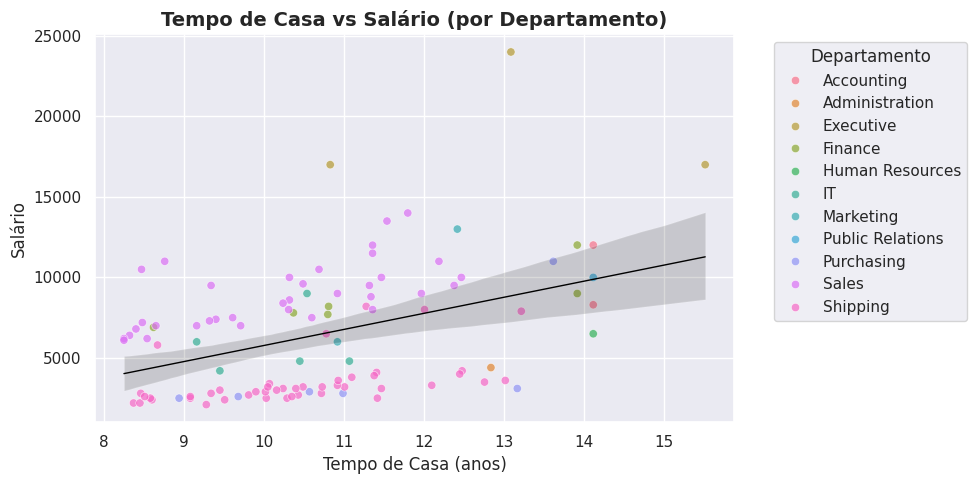
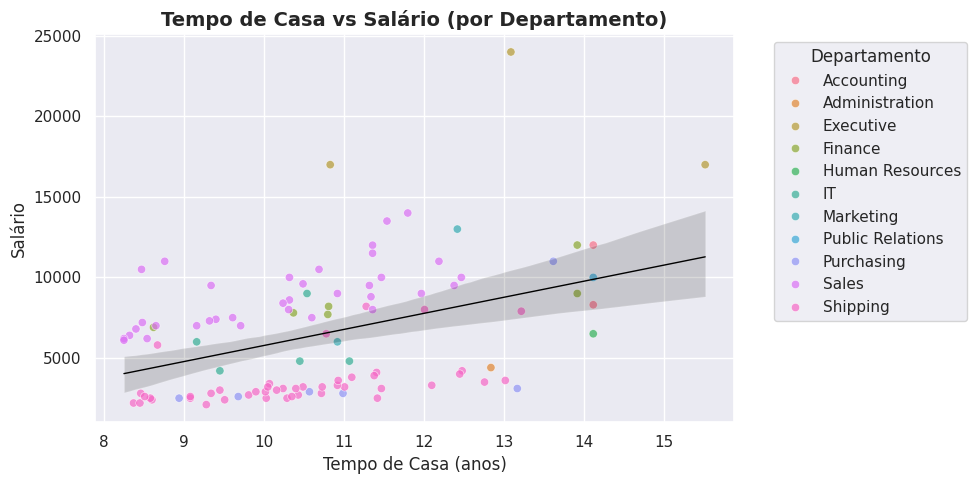
The change to this notebook cell's code, shown as a diff; its figure went from the first image to the second:
--- before
+++ after
@@ -27,3 +27,4 @@
 plt.ylabel('Salário')
 plt.tight_layout()
+plt.savefig(pasta_graficos + '07_tempocasa_salario.png', dpi=300, bbox_inches='tight')
 plt.show()

Commit: Atualização README.md, criação arquivos gráfico .png e requirements.txt. RF11 concluído.